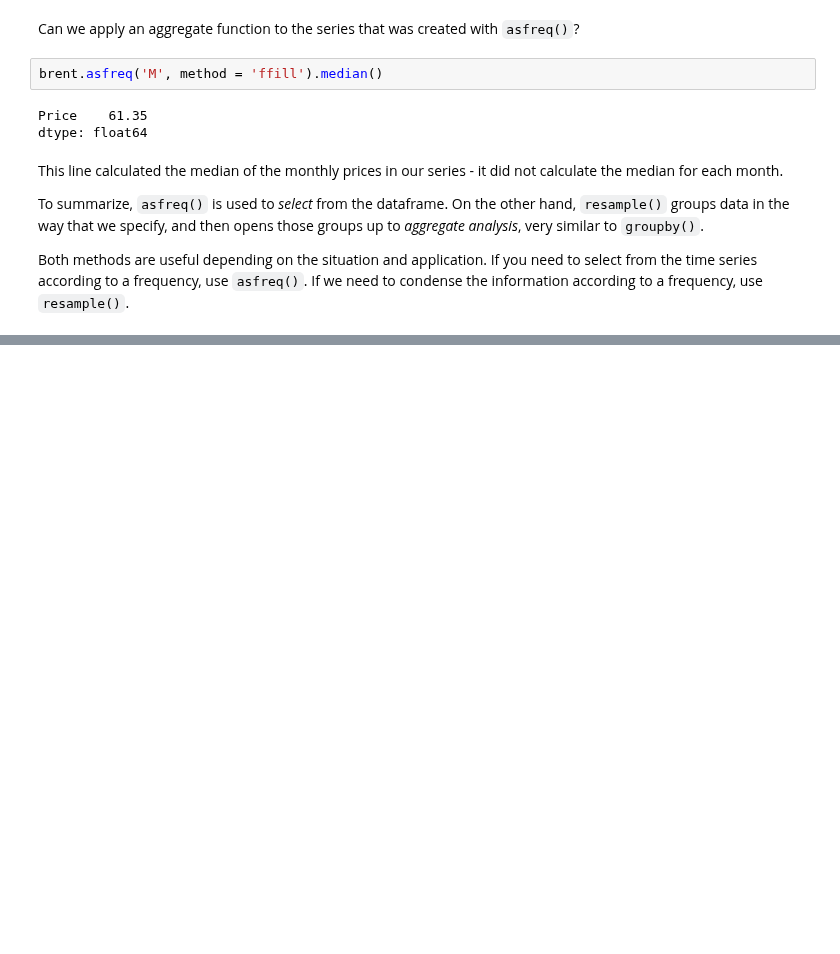
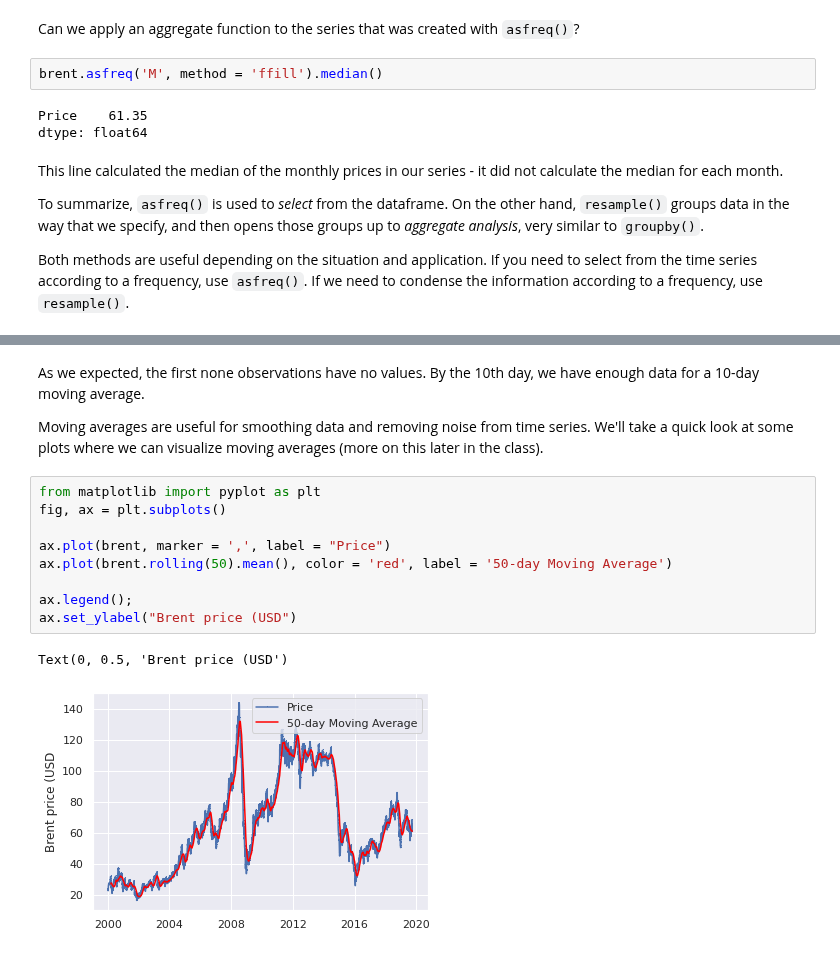
Before and after one commit to jgabunilas/pandas-bootcamp, a Jupyter notebook: Section10_Handling_Date_and_Time/Section10_Handling_Date_and_Time.ipynb, the cells around one changed output, grey strips where cells are left out. Drawn from its saved outputs; the diff is of its cells as text; blank space fills up the shorter version.

```diff
--- a/Section10_Handling_Date_and_Time/Section10_Handling_Date_and_Time.ipynb
+++ b/Section10_Handling_Date_and_Time/Section10_Handling_Date_and_Time.ipynb
@@ -1614,0 +1684,16 @@ Both methods are useful depending on the situation and application. If you need
+# %% [markdown]
+As we expected, the first none observations have no values. By the 10th day, we have enough data for a 10-day moving average.
+
+Moving averages are useful for smoothing data and removing noise from time series. We'll take a quick look at some plots  where we can visualize moving averages (more on this later in the class).
+# %%
+from matplotlib import pyplot as plt
+fig, ax = plt.subplots()
+
+ax.plot(brent, marker = ',', label = "Price")
+ax.plot(brent.rolling(50).mean(), color = 'red', label = '50-day Moving Average')
+
+ax.legend();
+ax.set_ylabel("Brent price (USD")
+# %% [output]
+Text(0, 0.5, 'Brent price (USD')
+[figure, added]
```
Also changed, not shown: parts of 43 cells of this notebook, 1 other file.
